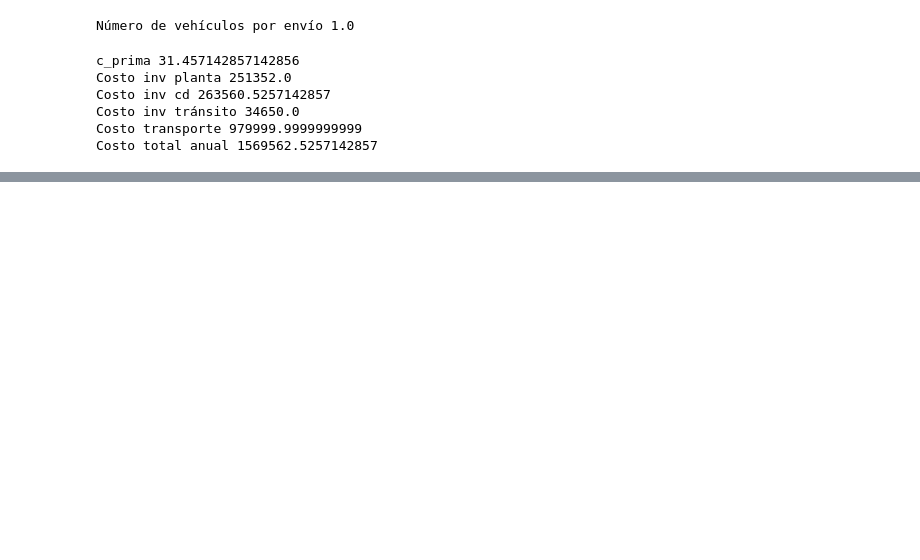
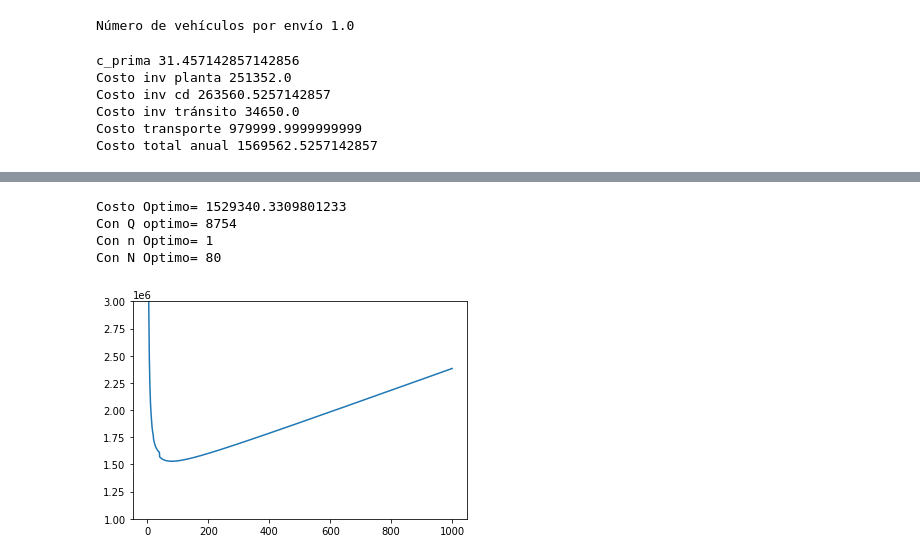
Before and after one commit to davidmorme/Universidad, a Jupyter notebook: Logística II/modeloTransporte.ipynb, the cells around one changed output, grey strips where cells are left out. Saved outputs shown, nothing was run; the diff lists cells and outputs as text; code cells hidden in the pictures; blank space fills up the shorter version.

```diff
--- a/Logística II/modeloTransporte.ipynb
+++ b/Logística II/modeloTransporte.ipynb
@@ -158,0 +241,3 @@ Costo total anual 1569562.5257142857
+# %%
+df['Costo_Total']=df['costo_anual_inv_CD']+df['costo_anual_inv_transito']+df['costo_anual_transporte']+df['costo_inv_planta']
+df
@@ -158,0 +495,8 @@ Costo total anual 1569562.5257142857
+# %%
+df_F = df.loc['Carretera',['tau','r','A','cap']]
+tau = df_F.loc['tau']
+cap = df_F.loc['cap']
+A = df_F.loc['A']
+r = df_F.loc['r']
+
+df_F
@@ -158,0 +542,8 @@ Costo total anual 1569562.5257142857
+# %%
+df_F = df.loc['Aéreo',['tau','r','A','cap']]
+tau = df_F.loc['tau']
+cap = df_F.loc['cap']
+A = df_F.loc['A']
+r = df_F.loc['r']
+
+df_F
@@ -158,0 +589,61 @@ Costo total anual 1569562.5257142857
+# %%
+QOptimo=''
+nOptimo=''
+CostoOptimo=''
+Costos=[]
+Qs=[]
+for n in range(1,101):
+  Q = math.sqrt((2*A*n*(D+i*ss))/(i*(2*c+r)))
+  if Q/n > cap:
+    Q=cap*n
+
+  Q=round(Q)
+
+  cprima = c+ r + A*n/Q
+  costo_inv_planta = i*c*(Q/2+ss)
+  costo_inv_cd = i*cprima*(Q/2+ss)
+  costo_inv_transito =  i*c*D*tau
+  Costo= i*c*(Q/2+ss) + i*c*D*tau + r*D + A*n*math.ceil(D/Q) + i*cprima*(Q/2+ss)
+
+  if CostoOptimo=='':
+    CostoOptimo=Costo
+    QOptimo=Q
+    nOptimo=n
+    NOptimo=math.ceil(D/Q)
+  elif CostoOptimo>Costo:
+    CostoOptimo=Costo
+    QOptimo=Q
+    nOptimo=n
+    NOptimo=math.ceil(D/Q)
+  Qs.append(Q)
+  Costos.append(Costo)
+print('Costo Optimo=',CostoOptimo,'\nCon Q optimo=',QOptimo,'\nCon n Optimo=',nOptimo,'\nCon N Optimo=',NOptimo)
+# %% [output]
+Costo Optimo= 1529340.3309801233
+Con Q optimo= 8754
+Con n Optimo= 1
+Con N Optimo= 80
+# %%
+Costos=[]
+Ns=[]
+for N in range(1,1001):
+  Q = D/N #tamaño de lote
+
+  n = math.ceil(Q/cap) #redondea hacia arriba el # de vehículos
+
+  cprima = c+ r + A*n/Q
+
+  costo_inv_planta = i*c*(Q/2+ss)
+  costo_inv_cd = i*cprima*(Q/2+ss)
+  costo_inv_transito =  i*c*D*tau
+  Costo= i*c*(Q/2+ss) + i*c*D*tau + r*D + A*n*D/Q + i*cprima*(Q/2+ss)
+
+  Ns.append(N)
+  Costos.append(Costo)
+# %%
+import matplotlib.pyplot as plt
+plt.plot(Ns,Costos)
+plt.ylim((1000000,3000000))
+plt.show()
+# %% [output]
+[figure, added]
```
Also changed, not shown: parts of 31 cells of this notebook.
